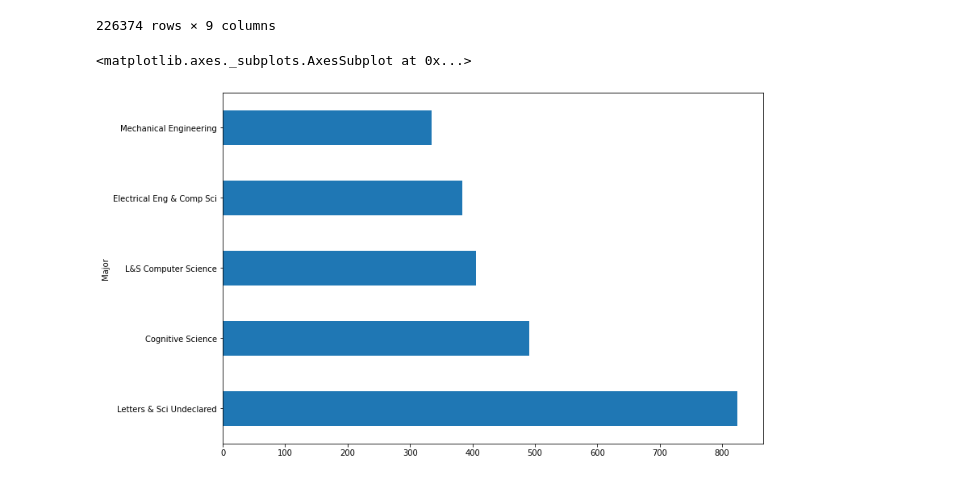
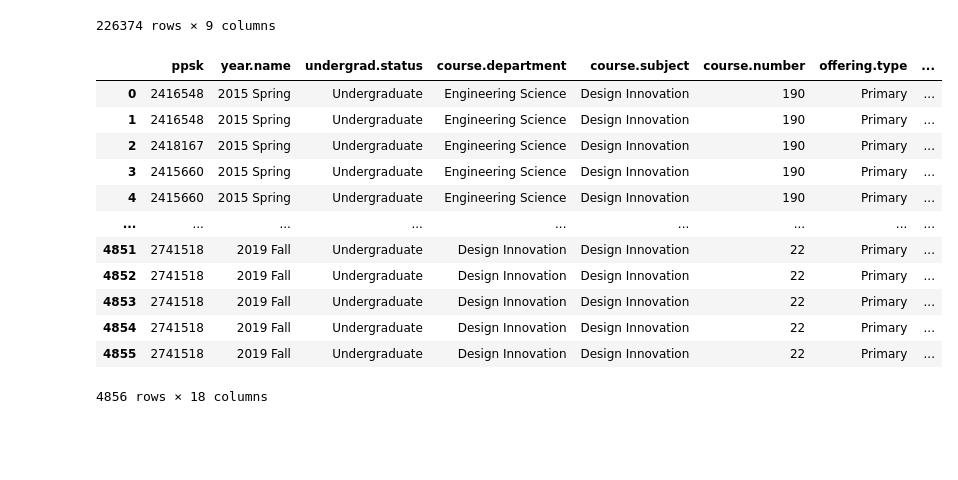
Before and after one commit to PaulDTP/Berkeley_Jacobs, a Jupyter notebook: visuals.ipynb, the cells around one changed output. Cells and saved outputs as stored; diff of their text form; code cells hidden in the pictures; blank space fills up the shorter version.

```diff
--- a/visuals.ipynb
+++ b/visuals.ipynb
@@ -64,8 +64,19 @@ first_courses = first_courses.merge(student_majors[['ppsk','major']], on='ppsk')
 # comparison to see first and last majors for any given student
 #last_courses = undergrads.groupby('ppsk', sort=False).last()
 #first_courses.merge(last_courses['year.name'], on='ppsk', how = 'left')[['year.name_x','year.name_y']]#.duplicated()
-# %%
-first_courses.groupby('major').count().sort_values(by='ppsk', ascending=False)[['ppsk']].head().plot(kind = 'barh',figsize=(12,8), xlabel="Major", ylabel="Number of Students",legend=None)
-# %% [output]
-<matplotlib.axes._subplots.AxesSubplot at 0x...>
-[figure, removed]
+# %%
+first_courses
+# %% [output]
+|  | ppsk | year.name | undergrad.status | course.department | course.subject | course.number | offering.type | ... |
+| 0 | 2416548 | 2015 Spring | Undergraduate | Engineering Science | Design Innovation | 190 | Primary | ... |
+| 1 | 2416548 | 2015 Spring | Undergraduate | Engineering Science | Design Innovation | 190 | Primary | ... |
+| 2 | 2418167 | 2015 Spring | Undergraduate | Engineering Science | Design Innovation | 190 | Primary | ... |
+| 3 | 2415660 | 2015 Spring | Undergraduate | Engineering Science | Design Innovation | 190 | Primary | ... |
+| 4 | 2415660 | 2015 Spring | Undergraduate | Engineering Science | Design Innovation | 190 | Primary | ... |
+| ... | ... | ... | ... | ... | ... | ... | ... | ... |
+| 4851 | 2741518 | 2019 Fall | Undergraduate | Design Innovation | Design Innovation | 22 | Primary | ... |
+| 4852 | 2741518 | 2019 Fall | Undergraduate | Design Innovation | Design Innovation | 22 | Primary | ... |
+| 4853 | 2741518 | 2019 Fall | Undergraduate | Design Innovation | Design Innovation | 22 | Primary | ... |
+| 4854 | 2741518 | 2019 Fall | Undergraduate | Design Innovation | Design Innovation | 22 | Primary | ... |
+| 4855 | 2741518 | 2019 Fall | Undergraduate | Design Innovation | Design Innovation | 22 | Primary | ... |
+4856 rows × 18 columns
```
Also changed, not shown: parts of 10 cells of this notebook, 3 other files.
